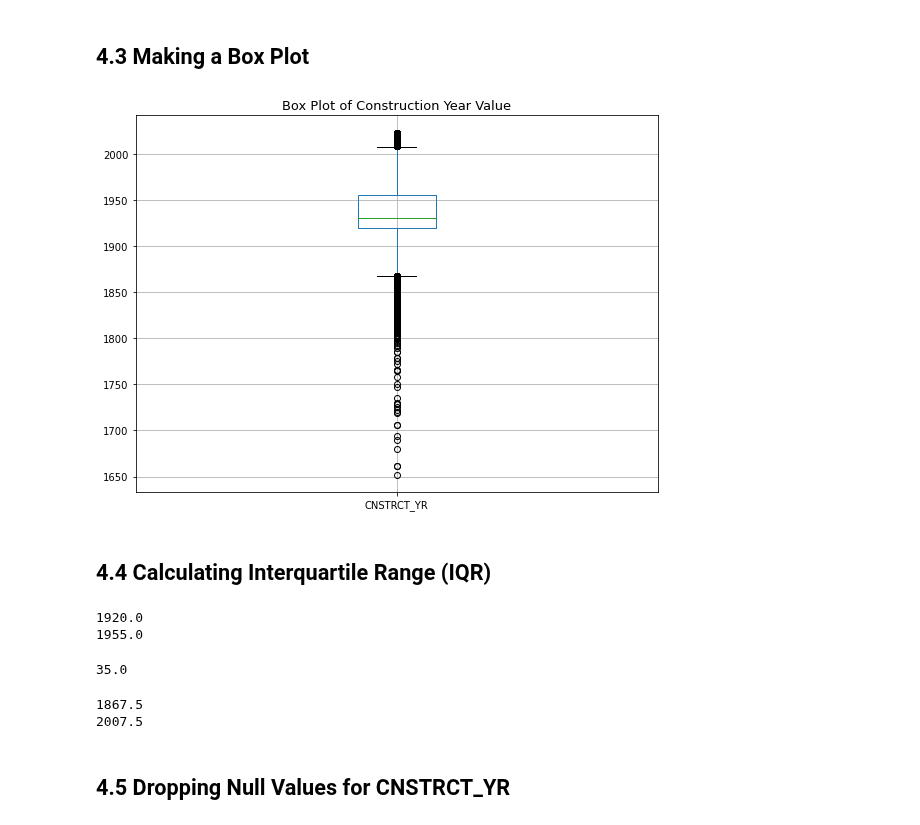
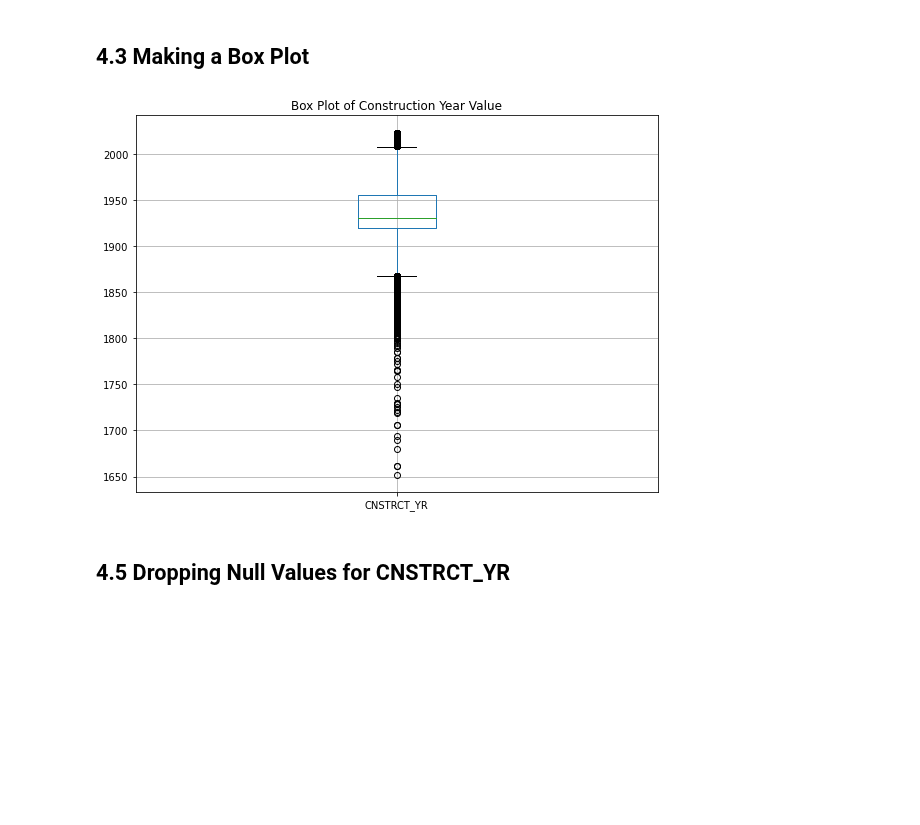
Before and after one commit to mebauer/data-analysis-using-python, a Jupyter notebook: 2-data-inspection-cleaning-wrangling.ipynb, the cells around one changed output. Cells and saved outputs as stored; diff of their text form; code cells hidden in the pictures; blank space fills up the shorter version.

```diff
--- a/2-data-inspection-cleaning-wrangling.ipynb
+++ b/2-data-inspection-cleaning-wrangling.ipynb
@@ -798,45 +808,15 @@ Name: CNSTRCT_YR, dtype: int64
 # %%
 # making a box plot from our 'CNSTRCT_YR' column
 building_df.boxplot(
     column=['CNSTRCT_YR'],
     figsize=(8, 6)
 )
 
-plt.title('Box Plot of Construction Year Value', fontsize=13)
+plt.title('Box Plot of Construction Year Value', fontsize=12)
 
 plt.tight_layout()
 # %% [output]
-[figure, old version]
+[figure, new version]
-# %% [markdown]
-## 4.4 Calculating Interquartile Range (IQR)
-# %%
-# printing the 25% and 75% quantiles of our 'CNSTRCT_YR' column
-print(building_df['CNSTRCT_YR'].quantile(0.25))
-print(building_df['CNSTRCT_YR'].quantile(0.75))
-# %% [output]
-1920.0
-1955.0
-# %%
-# saving the 25% (i.e. Q1) and 75% (i.e. Q3) quantiles of our 'CNSTRCT_YR' column
-Q1 = building_df['CNSTRCT_YR'].quantile(0.25)
-Q3 = building_df['CNSTRCT_YR'].quantile(0.75)
-
-# Computing the interquartile range (IQR)
-IQR = Q3 - Q1
-
-# printing the IQR of our 'CNSTRCT_YR' column
-IQR
-# %% [output]
-35.0
-# %%
-# printing the lower 1.5*IQR whisker = Q1 - 1.5 * IQR
-print((Q1 - 1.5 * IQR))
-
-# printing the upper 1.5*IQR whisker = Q1 - 1.5 * IQR
-print((Q3 + 1.5 * IQR))
-# %% [output]
-1867.5
-2007.5
 # %% [markdown]
 ## 4.5 Dropping Null Values for CNSTRCT_YR
 # %%
```
Also changed, not shown: parts of 48 cells of this notebook.
